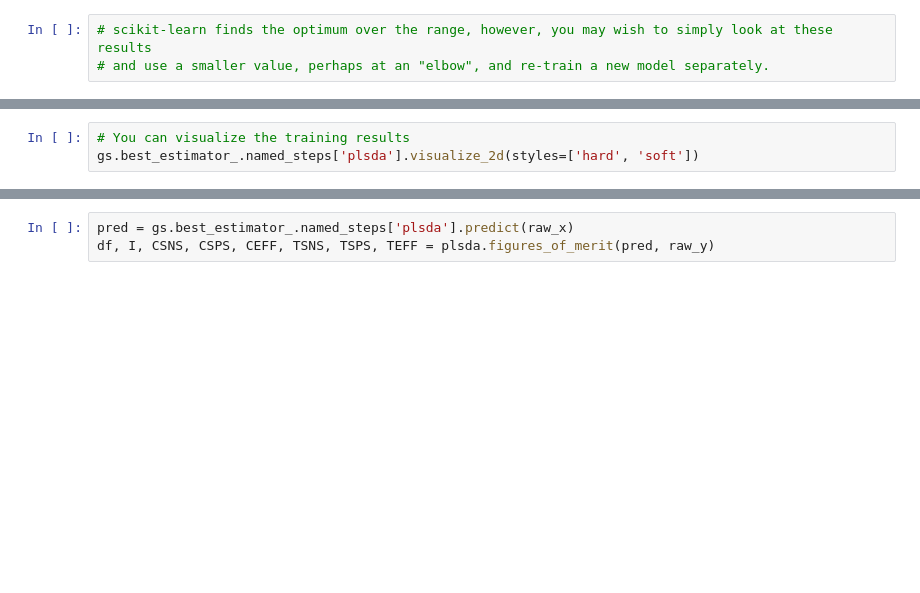
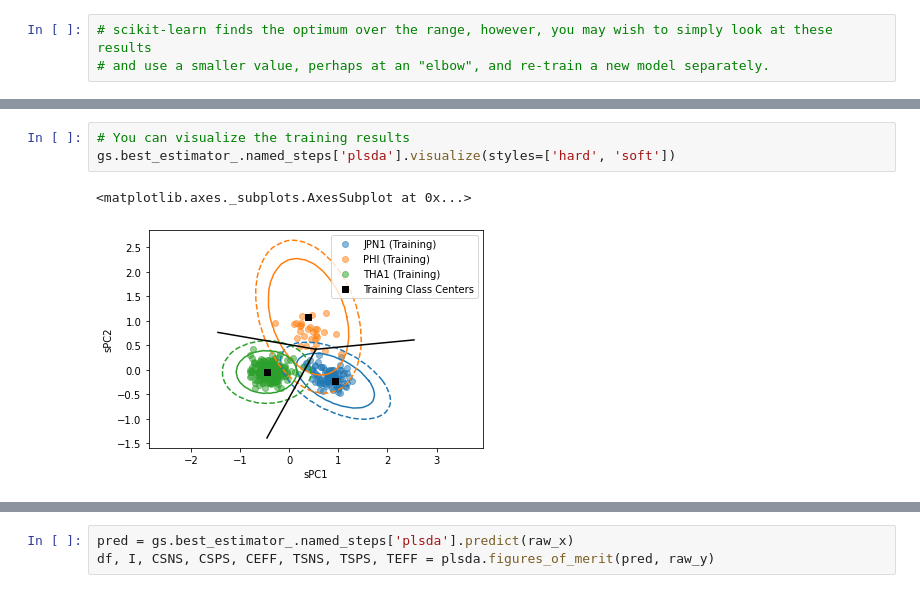
Before and after one commit to mahynski/pychemauth, a Jupyter notebook: examples/plsda_example.ipynb, the cells around one changed output, grey strips where cells are left out. Saved outputs shown, nothing was run; the diff lists cells and outputs as text; blank space fills up the shorter version.

```diff
--- a/examples/plsda_example.ipynb
+++ b/examples/plsda_example.ipynb
@@ -260,6 +335,9 @@ gs.best_estimator_.predict(raw_x)
 # %%
 # You can visualize the training results
-gs.best_estimator_.named_steps['plsda'].visualize_2d(styles=['hard', 'soft'])
+gs.best_estimator_.named_steps['plsda'].visualize(styles=['hard', 'soft'])
+# %% [output]
+<matplotlib.axes._subplots.AxesSubplot at 0x...>
+[figure, added]
 # %%
 # Train
 gs.best_estimator_.named_steps['plsda'].score(raw_x, raw_y) # The score being used here is TEFF
```
Also changed, not shown: parts of 26 cells of this notebook, 6 other files.
